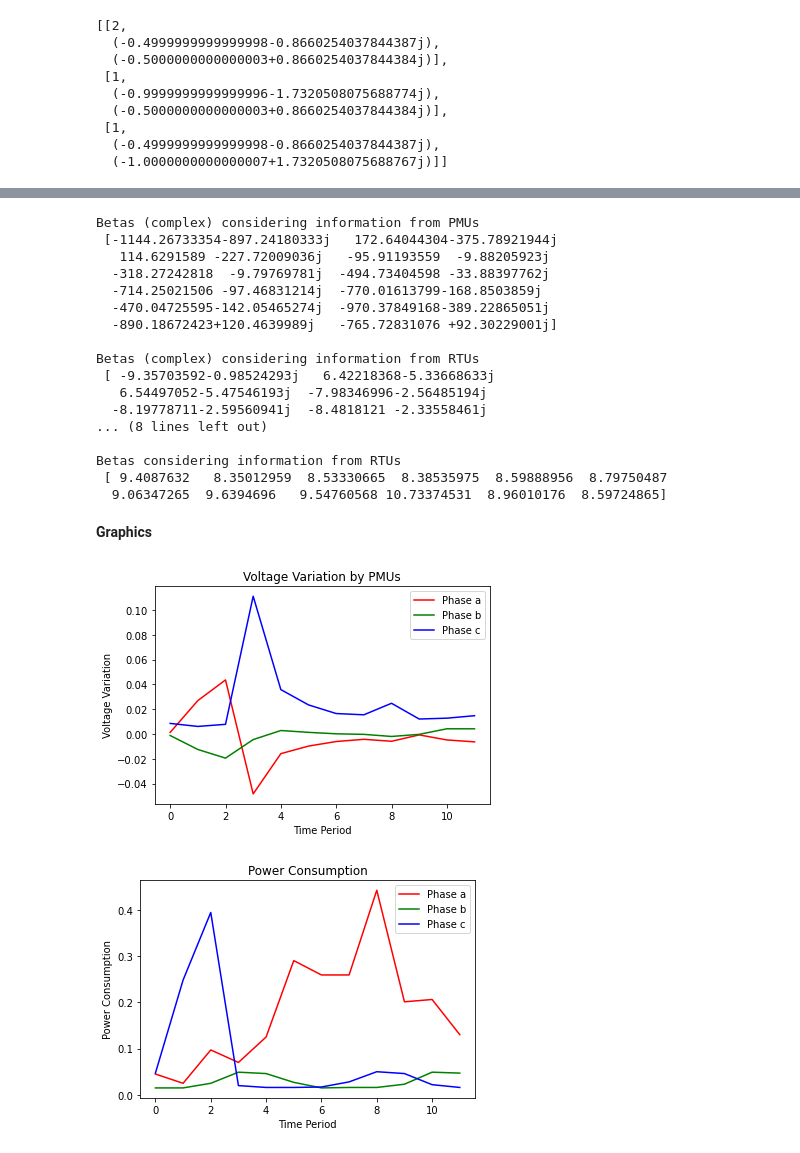
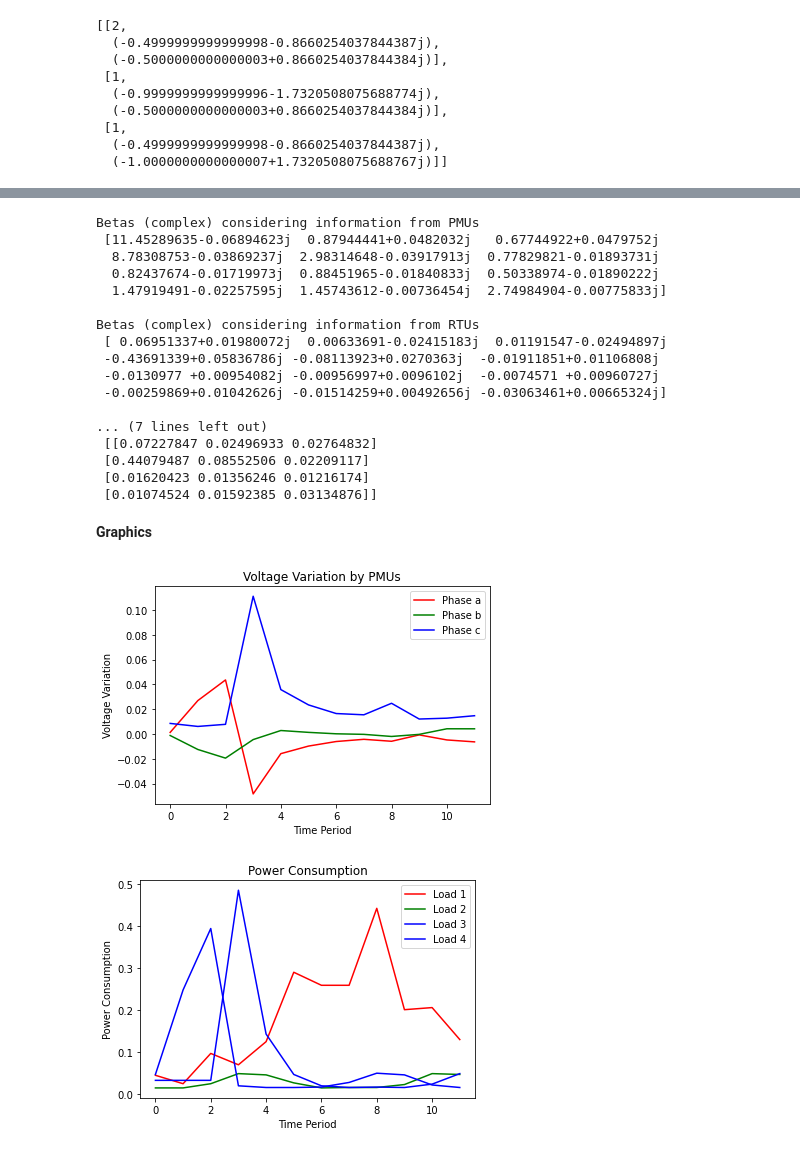
Before and after one commit to leobt23/ADRI, a Jupyter notebook: tpc5/Aula6_PhaseIdentification_Students.ipynb, the cells around one changed output, grey strips where cells are left out. Cells and saved outputs as stored; diff of their text form; code cells hidden in the pictures.

```diff
--- a/tpc5/Aula6_PhaseIdentification_Students.ipynb
+++ b/tpc5/Aula6_PhaseIdentification_Students.ipynb
@@ -162,32 +162,34 @@ Z
 <b>Complex Expansion
 ![image.png](attachment:image.png)
 # %%
-# Matrices CReation
-# vz is the vector of voltage variations
-# vz_abs is the vector of voltage variations considering the absolute value of the measured voltage
+
 vz=np.zeros(3*m, dtype=complex)
 vz_abs=np.zeros(3*m, dtype=complex)
 
 #Compute dVk for each time period m
+#dvk is the yk vector in the paper (Please use the value Y)
 for i in range (m):
     vz[3*(i):3*(i)+3]= np.multiply(vr,[1, al, al**2] ) -  Y[3*(i):3*(i)+3]    #With PMUs info
     vz_abs[3*(i):3*(i)+3]=np.multiply(vr-np.absolute(Y[3*(i):3*(i)+3]),[1, al, al**2])   #With RTUs info
 
-#Compute X matrix considering different W (Please use the value Z)
-# Compute X matrix using Z
 
 # Compute X matrix considering different W (Please use the value Z)
 for i in range(m):
-    for j in range(3):
-        X[3 * i: 3 * i + 3, i] = np.matmul(Z, np.multiply(vz[3 * i: 3 * i + 3], z[j]))
+    X[3 * i: 3 * i + 3, i] = np.matmul(Z, s[i, :3])
 
 
-# Compute Beta (Least Squares)
-Bpmu = np.linalg.lstsq(X, Y, rcond=None)[0]  # Betas with PMUs info
-Brtu = np.linalg.lstsq(X, vz_abs, rcond=None)[0]  # Betas with RTUs info
+# Betas with PMUs info
+Bpmu = np.linalg.pinv(X) @ Y
 
-BBpmu = np.absolute(Bpmu)  # Betas considering information from PMUs
-BBrtu = np.absolute(Brtu)  # Betas considering information from RTUs
+# Betas with RTUs info
+Brtu = np.linalg.pinv(X) @ vz_abs
+
+# Betas considering information from PMUs
+BBpmu = np.abs(np.reshape(Bpmu, (4, 3)))
+
+# Betas considering information from RTUs
+BBrtu = np.abs(np.reshape(Brtu, (4, 3)))
+
 
 print('Betas (complex) considering information from PMUs\n', Bpmu, '\n')
 print('Betas (complex) considering information from RTUs\n', Brtu, '\n')
@@ -196,57 +198,59 @@ print('Betas considering information from PMUs\n', BBpmu, '\n')
 print('Betas considering information from RTUs\n', BBrtu, '\n')
 # %% [output]
 Betas (complex) considering information from PMUs
- [-1144.26733354-897.24180333j   172.64044304-375.78921944j
-   114.6291589 -227.72009036j   -95.91193559  -9.88205923j
-  -318.27242818  -9.79769781j  -494.73404598 -33.88397762j
-  -714.25021506 -97.46831214j  -770.01613799-168.8503859j
-  -470.04725595-142.05465274j  -970.37849168-389.22865051j
-  -890.18672423+120.4639989j   -765.72831076 +92.30229001j]
+ [11.45289635-0.06894623j  0.87944441+0.0482032j   0.67744922+0.0479752j
+  8.78308753-0.03869237j  2.98314648-0.03917913j  0.77829821-0.01893731j
+  0.82437674-0.01719973j  0.88451965-0.01840833j  0.50338974-0.01890222j
+  1.47919491-0.02257595j  1.45743612-0.00736454j  2.74984904-0.00775833j]
 
 Betas (complex) considering information from RTUs
- [ -9.35703592-0.98524293j   6.42218368-5.33668633j
-   6.54497052-5.47546193j  -7.98346996-2.56485194j
-  -8.19778711-2.59560941j  -8.4818121 -2.33558461j
-... (8 lines left out)
+ [ 0.06951337+0.01980072j  0.00633691-0.02415183j  0.01191547-0.02494897j
+ -0.43691339+0.05836786j -0.08113923+0.0270363j  -0.01911851+0.01106808j
+ -0.0130977 +0.00954082j -0.00956997+0.0096102j  -0.0074571 +0.00960727j
+ -0.00259869+0.01042626j -0.01514259+0.00492656j -0.03063461+0.00665324j]
 
-Betas considering information from RTUs
- [ 9.4087632   8.35012959  8.53330665  8.38535975  8.59888956  8.79750487
-  9.06347265  9.6394696   9.54760568 10.73374531  8.96010176  8.59724865]
+... (7 lines left out)
+ [[0.07227847 0.02496933 0.02764832]
+ [0.44079487 0.08552506 0.02209117]
+ [0.01620423 0.01356246 0.01216174]
+ [0.01074524 0.01592385 0.03134876]]
 # %% [markdown]
 <b>Graphics
 # %%
 import matplotlib.pyplot as plt
 
 # Specify the data to plot
 x = np.arange(m)
 y1 = dv_abs
 y2 = s[0:12,:]
+
 
 # Graph 1
 plt.figure()
 plt.title("Voltage Variation by PMUs")
 plt.plot(x, y1[:, 0], 'r', label='Phase a')
 plt.plot(x, y1[:, 1], 'g', label='Phase b')
 plt.plot(x, y1[:, 2], 'b', label='Phase c')
 plt.xlabel("Time Period")
 plt.ylabel("Voltage Variation")
 plt.legend()
 plt.show()
 
 # Graph 2
 plt.figure()
 plt.title("Power Consumption")
-plt.plot(x, y2[:, 0], 'r', label='Phase a')
-plt.plot(x, y2[:, 1], 'g', label='Phase b')
-plt.plot(x, y2[:, 2], 'b', label='Phase c')
+plt.plot(x, y2[:, 0], 'r', label='Load 1')
+plt.plot(x, y2[:, 1], 'g', label='Load 2')
+plt.plot(x, y2[:, 2], 'b', label='Load 3')
+plt.plot(x, y2[:, 3], 'b', label='Load 4')
 plt.xlabel("Time Period")
 plt.ylabel("Power Consumption")
 plt.legend()
 plt.show()
 
 # Show the plots
 plt.show()
 # %% [output]
 [figure]
-[figure, old version]
+[figure, new version]
 # %%
```
Also changed, not shown: parts of 2 cells of this notebook.
